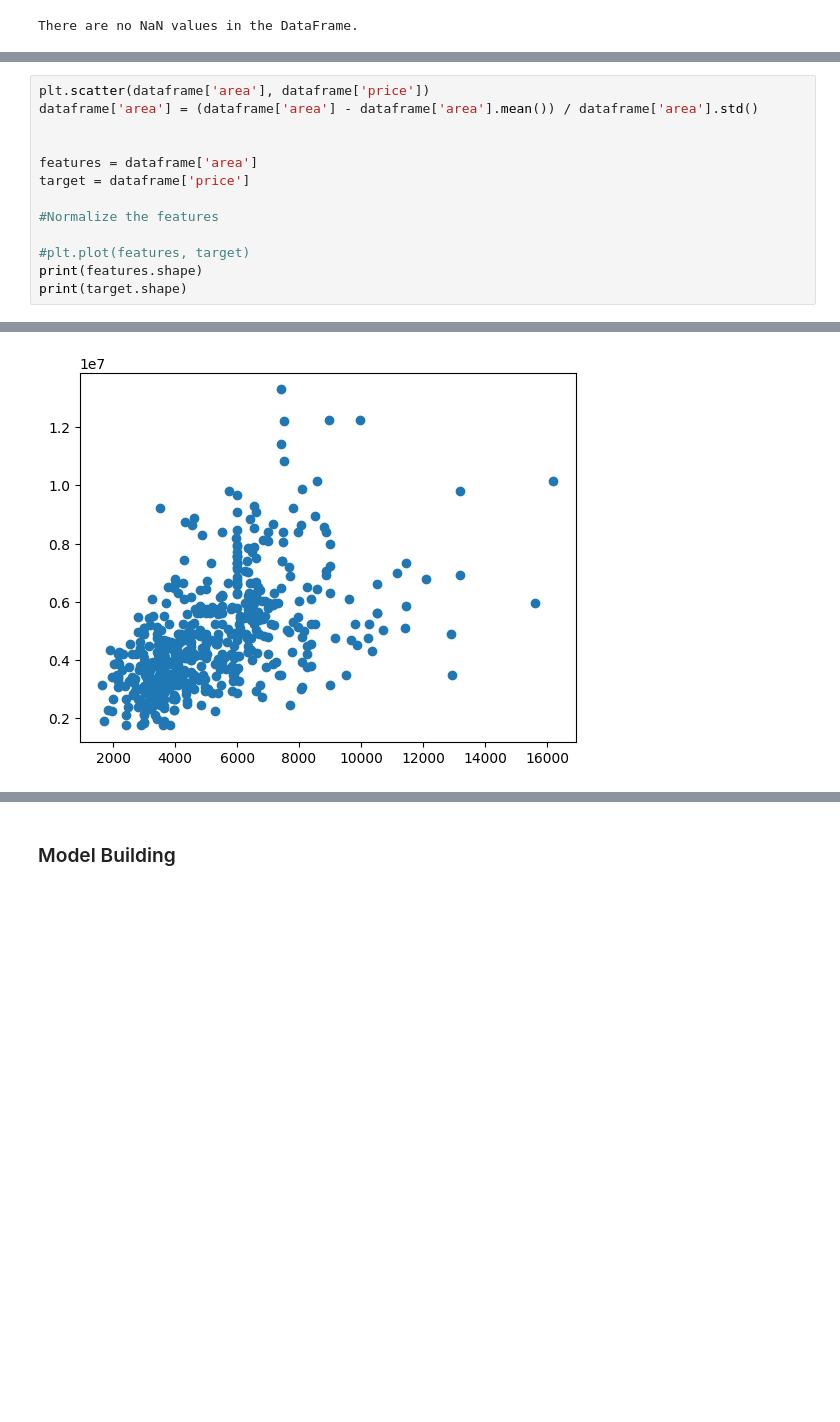
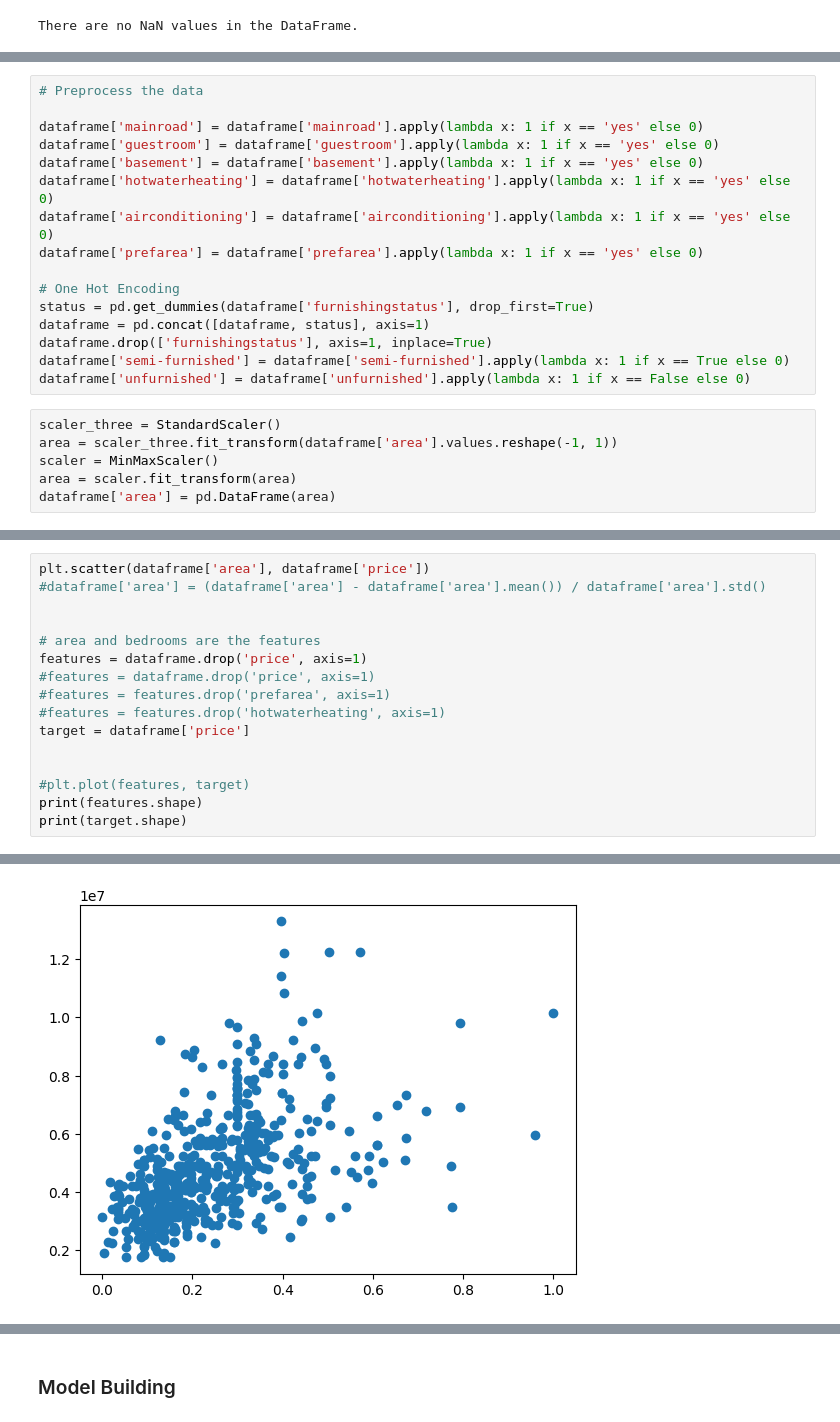
Before and after one commit to MaramWael02/Housing-Prices-Linear-Regression, a Jupyter notebook: main.ipynb, the cells around one changed output, grey strips where cells are left out. Cells and saved outputs as stored; diff of their text form; blank space fills up the shorter version.

```diff
--- a/main.ipynb
+++ b/main.ipynb
@@ -44,0 +42,22 @@ if dataframe.isnull().any().any():
+# %%
+# Preprocess the data
+
+dataframe['mainroad'] = dataframe['mainroad'].apply(lambda x: 1 if x == 'yes' else 0)
+dataframe['guestroom'] = dataframe['guestroom'].apply(lambda x: 1 if x == 'yes' else 0)
+dataframe['basement'] = dataframe['basement'].apply(lambda x: 1 if x == 'yes' else 0)
+dataframe['hotwaterheating'] = dataframe['hotwaterheating'].apply(lambda x: 1 if x == 'yes' else 0)
+dataframe['airconditioning'] = dataframe['airconditioning'].apply(lambda x: 1 if x == 'yes' else 0)
+dataframe['prefarea'] = dataframe['prefarea'].apply(lambda x: 1 if x == 'yes' else 0)
+
+# One Hot Encoding
+status = pd.get_dummies(dataframe['furnishingstatus'], drop_first=True)
+dataframe = pd.concat([dataframe, status], axis=1)
+dataframe.drop(['furnishingstatus'], axis=1, inplace=True)
+dataframe['semi-furnished'] = dataframe['semi-furnished'].apply(lambda x: 1 if x == True else 0)
+dataframe['unfurnished'] = dataframe['unfurnished'].apply(lambda x: 1 if x == False else 0)
+# %%
+scaler_three = StandardScaler()
+area = scaler_three.fit_transform(dataframe['area'].values.reshape(-1, 1))
+scaler = MinMaxScaler()
+area = scaler.fit_transform(area)
+dataframe['area'] = pd.DataFrame(area)
@@ -45,12 +87,15 @@ if dataframe.isnull().any().any():
 # %%
 plt.scatter(dataframe['area'], dataframe['price'])
-dataframe['area'] = (dataframe['area'] - dataframe['area'].mean()) / dataframe['area'].std()
+#dataframe['area'] = (dataframe['area'] - dataframe['area'].mean()) / dataframe['area'].std()
 
 
-features = dataframe['area']
+# area and bedrooms are the features
+features = dataframe.drop('price', axis=1)
+#features = dataframe.drop('price', axis=1)
+#features = features.drop('prefarea', axis=1)
+#features = features.drop('hotwaterheating', axis=1)
 target = dataframe['price']
 
-#Normalize the features
 
 #plt.plot(features, target)
 print(features.shape)
@@ -61,4 +106,4 @@ print(target.shape)
-[figure, old version]
+[figure, new version]
 # %%
 
 
```
Also changed, not shown: parts of 11 cells of this notebook.
